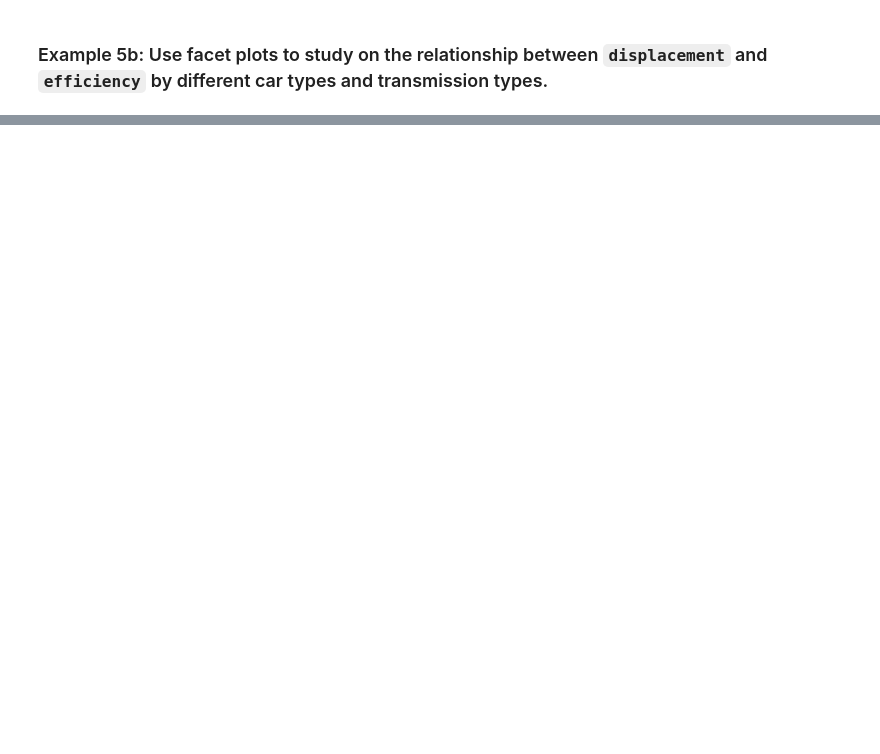
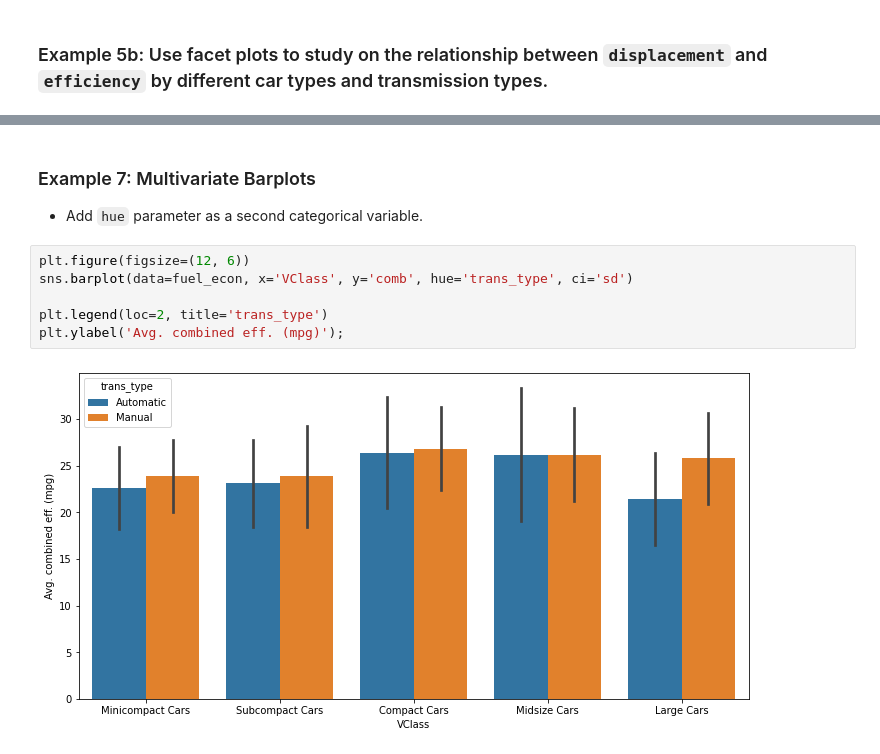
Before and after one commit to Alex-YuZ/Data-Visualization, a Jupyter notebook: Faceting.ipynb, the cells around one changed output, grey strips where cells are left out. Saved outputs shown, nothing was run; the diff lists cells and outputs as text; blank space fills up the shorter version.

```diff
--- a/Faceting.ipynb
+++ b/Faceting.ipynb
@@ -341,0 +364,12 @@ f.map(plt.scatter, 'displ', 'comb');
+# %% [markdown]
+### Example 7: Multivariate Barplots
+
+- Add `hue` parameter as a second categorical variable.
+# %%
+plt.figure(figsize=(12, 6))
+sns.barplot(data=fuel_econ, x='VClass', y='comb', hue='trans_type', ci='sd')
+
+plt.legend(loc=2, title='trans_type')
+plt.ylabel('Avg. combined eff. (mpg)');
+# %% [output]
+[figure, added]
```
Also changed, not shown: parts of 11 cells of this notebook.
